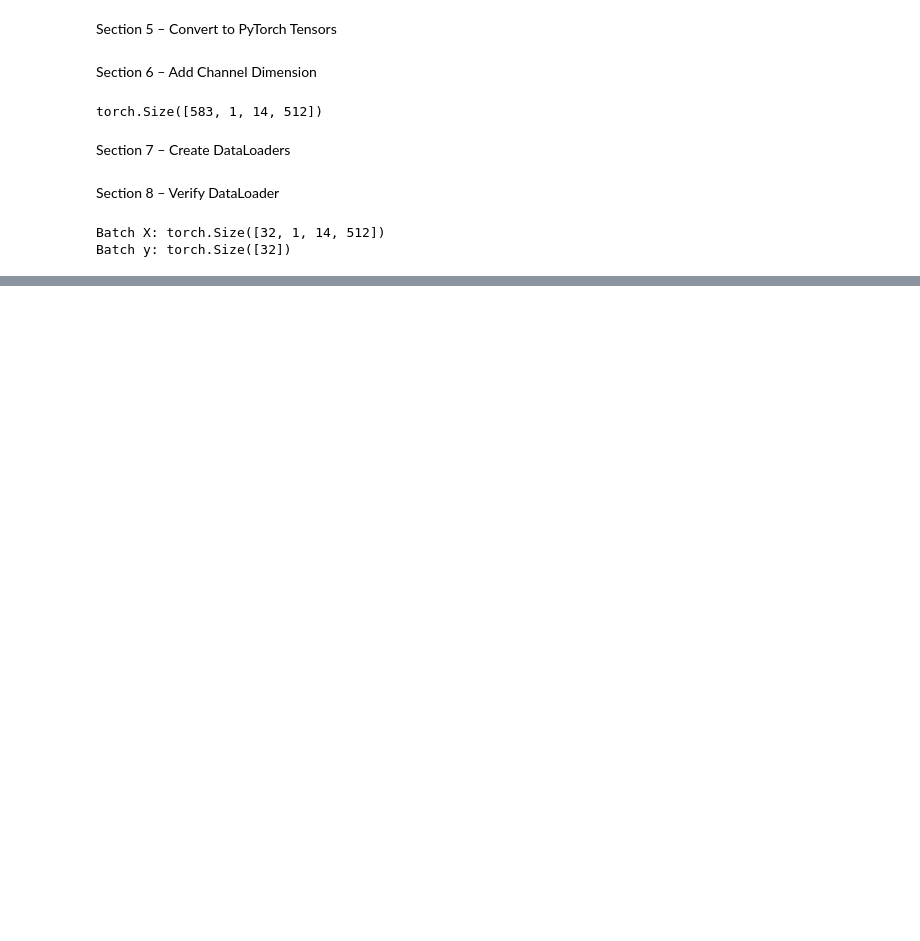
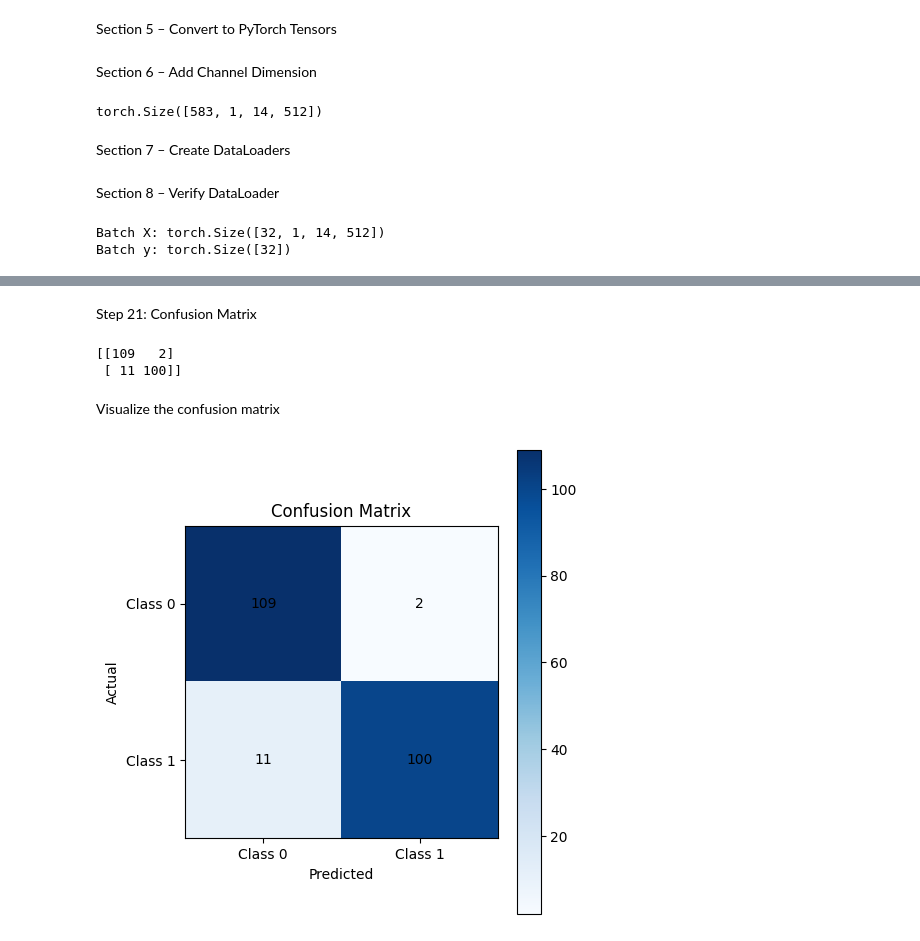
Before and after one commit to HumaimaRiaz47/eeg-cognitive-load-comparison, a Jupyter notebook: notebooks/EEGNet_Training.ipynb, the cells around one changed output, grey strips where cells are left out. Cells and saved outputs as stored; diff of their text form; code cells hidden in the pictures; blank space fills up the shorter version.

Commit message:
EEGNet done

```diff
--- a/notebooks/EEGNet_Training.ipynb
+++ b/notebooks/EEGNet_Training.ipynb
@@ -113,0 +201,4 @@ Batch y: torch.Size([32])
+# %%
+model = EEGNet(num_classes=2).to(device)
+
+print(model)
@@ -113,0 +413,7 @@ Batch y: torch.Size([32])
+# %%
+# Test Best EEGNet Model
+model = EEGNet(num_classes=2).to(device)
+
+model.load_state_dict(torch.load("../models/eegnet_best.pth"))
+
+model.eval()
@@ -113,0 +515,48 @@ Batch y: torch.Size([32])
+# %% [markdown]
+Step 21: Confusion Matrix
+# %%
+cm = confusion_matrix(y_true, y_pred)
+
+print(cm)
+# %% [output]
+[[109   2]
+ [ 11 100]]
+# %% [markdown]
+Visualize the confusion matrix
+# %%
+import matplotlib.pyplot as plt
+
+plt.figure(figsize=(5,5))
+
+plt.imshow(cm, interpolation="nearest", cmap="Blues")
+
+plt.title("Confusion Matrix")
+
+plt.colorbar()
+
+classes = ["Class 0", "Class 1"]
+
+tick_marks = np.arange(len(classes))
+
+plt.xticks(tick_marks, classes)
+plt.yticks(tick_marks, classes)
+
+for i in range(cm.shape[0]):
+    for j in range(cm.shape[1]):
+        plt.text(
+            j,
+            i,
+            str(cm[i, j]),
+            ha="center",
+            va="center",
+            color="black"
+        )
+
+plt.xlabel("Predicted")
+plt.ylabel("Actual")
+
+plt.tight_layout()
+
+plt.show()
+# %% [output]
+[figure, added]
```
Also changed, not shown: parts of 34 cells of this notebook, 3 other files.
